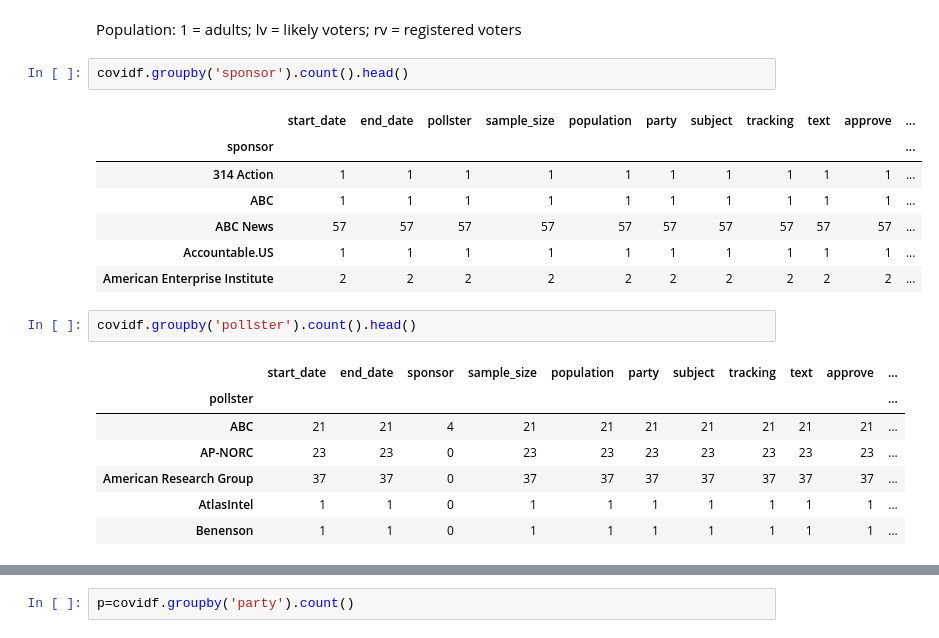
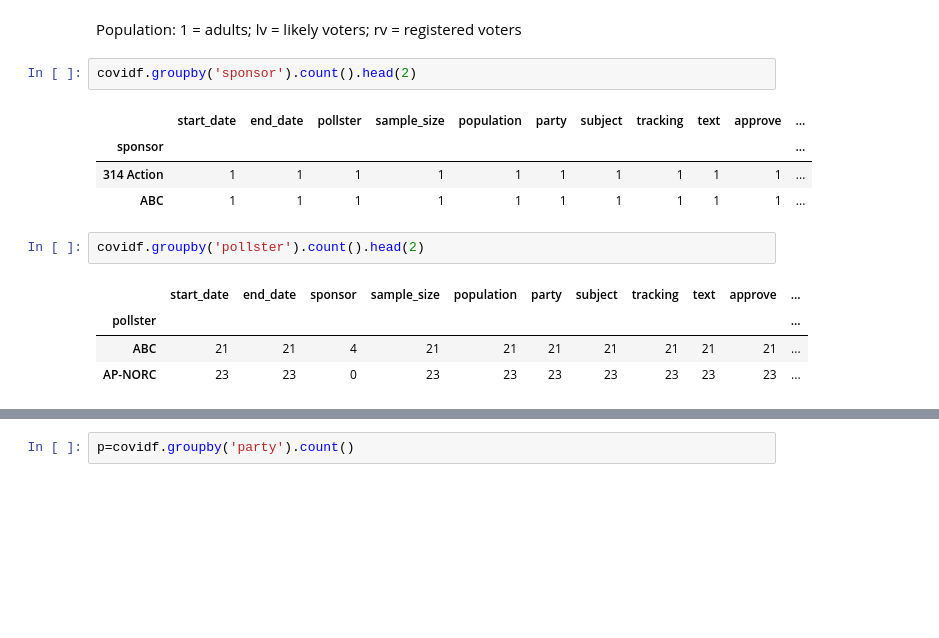
Before and after one commit to abeladmin-eng/My-Projects, a Jupyter notebook: Covid 19 Data Analysis.ipynb, the cells around one changed output, grey strips where cells are left out. Saved outputs shown, nothing was run; the diff lists cells and outputs as text; blank space fills up the shorter version.

```diff
--- a/Covid 19 Data Analysis.ipynb
+++ b/Covid 19 Data Analysis.ipynb
@@ -79,22 +92,16 @@ covidf.groupby('population').count()
 # %% [markdown]
 Population: 1 = adults; lv = likely voters; rv = registered voters
 # %%
-covidf.groupby('sponsor').count().head()
+covidf.groupby('sponsor').count().head(2)
 # %% [output]
 |  | start_date | end_date | pollster | sample_size | population | party | subject | tracking | text | approve | ... |
 | sponsor |  |  |  |  |  |  |  |  |  |  | ... |
 | 314 Action | 1 | 1 | 1 | 1 | 1 | 1 | 1 | 1 | 1 | 1 | ... |
 | ABC | 1 | 1 | 1 | 1 | 1 | 1 | 1 | 1 | 1 | 1 | ... |
-| ABC News | 57 | 57 | 57 | 57 | 57 | 57 | 57 | 57 | 57 | 57 | ... |
-| Accountable.US | 1 | 1 | 1 | 1 | 1 | 1 | 1 | 1 | 1 | 1 | ... |
-| American Enterprise Institute | 2 | 2 | 2 | 2 | 2 | 2 | 2 | 2 | 2 | 2 | ... |
 # %%
-covidf.groupby('pollster').count().head()
+covidf.groupby('pollster').count().head(2)
 # %% [output]
 |  | start_date | end_date | sponsor | sample_size | population | party | subject | tracking | text | approve | ... |
 | pollster |  |  |  |  |  |  |  |  |  |  | ... |
 | ABC | 21 | 21 | 4 | 21 | 21 | 21 | 21 | 21 | 21 | 21 | ... |
 | AP-NORC | 23 | 23 | 0 | 23 | 23 | 23 | 23 | 23 | 23 | 23 | ... |
-| American Research Group | 37 | 37 | 0 | 37 | 37 | 37 | 37 | 37 | 37 | 37 | ... |
-| AtlasIntel | 1 | 1 | 0 | 1 | 1 | 1 | 1 | 1 | 1 | 1 | ... |
-| Benenson | 1 | 1 | 0 | 1 | 1 | 1 | 1 | 1 | 1 | 1 | ... |
```
Also changed, not shown: parts of 31 cells of this notebook, 1 other file.
